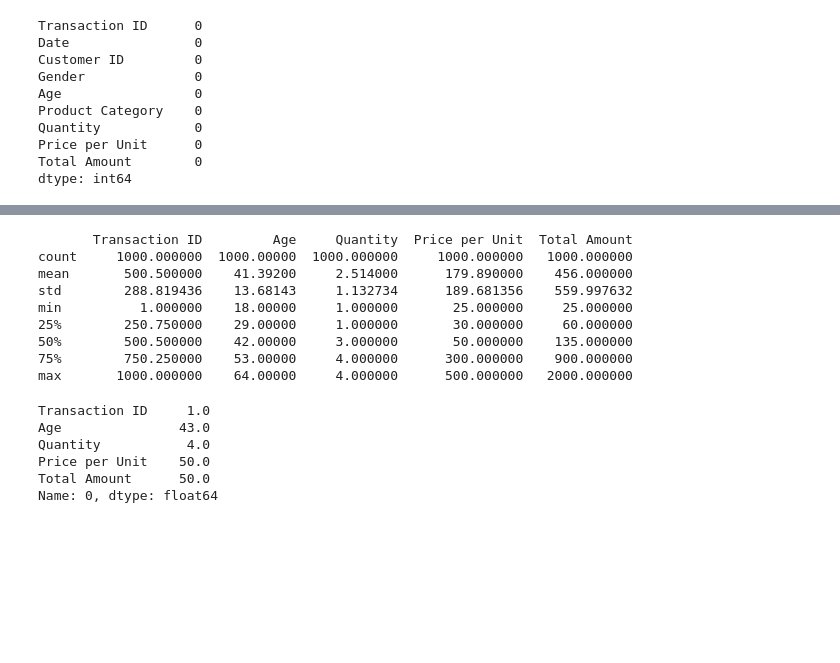
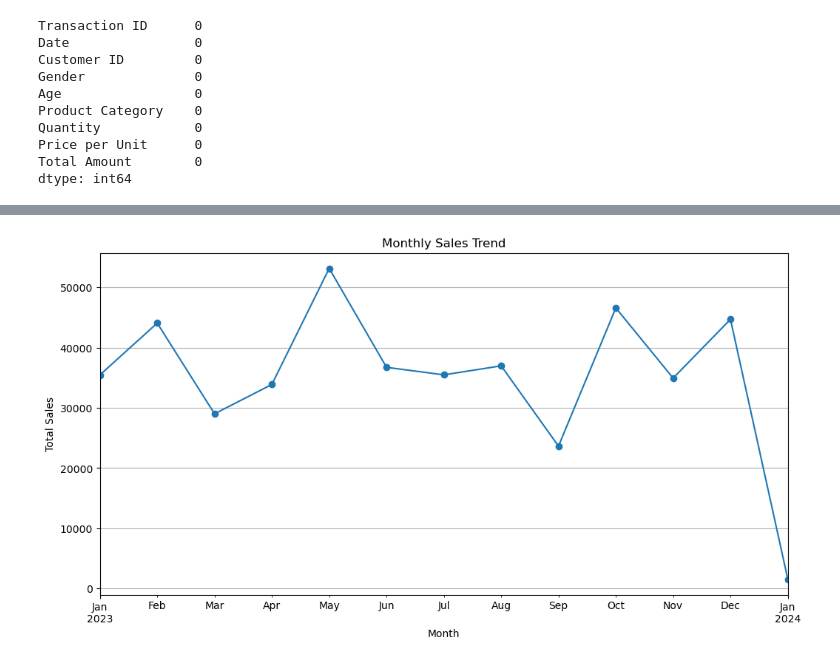
Before and after one commit to Sugandha-H-B/OIBSIP, a Jupyter notebook: Task1.ipynb, the cells around one changed output, grey strips where cells are left out. Drawn from its saved outputs; the diff is of its cells as text; code cells hidden in the pictures; blank space fills up the shorter version.

```diff
--- a/Task1.ipynb
+++ b/Task1.ipynb
@@ -16 +18,3 @@ df.head()
+# %%
+df['Date']=pd.to_datetime(df['Date'],dayfirst=True)
 # %%
@@ -48,21 +84,18 @@ dtype: int64
+# %%
+#Time series Analysis:Monthly Sales Trend
+df.set_index('Date',inplace=True)
+monthly_sales=df['Total Amount'].resample('ME').sum()
 # %%
-print(df.describe())
+plt.figure(figsize=(12,6))
+monthly_sales.plot(marker='o')
+plt.title("Monthly Sales Trend")
+plt.xlabel("Month")
+plt.ylabel("Total Sales")
+plt.grid()
+plt.show()
 # %% [output]
-       Transaction ID         Age     Quantity  Price per Unit  Total Amount
-count     1000.000000  1000.00000  1000.000000     1000.000000   1000.000000
-mean       500.500000    41.39200     2.514000      179.890000    456.000000
-std        288.819436    13.68143     1.132734      189.681356    559.997632
-min          1.000000    18.00000     1.000000       25.000000     25.000000
-25%        250.750000    29.00000     1.000000       30.000000     60.000000
-50%        500.500000    42.00000     3.000000       50.000000    135.000000
-75%        750.250000    53.00000     4.000000      300.000000    900.000000
-max       1000.000000    64.00000     4.000000      500.000000   2000.000000
+[figure, added]
 # %%
-df.mode(numeric_only=True).iloc[0]
+#Customer and Product Analysis
+#A.Gender-wise Total Sales
+gender_sales=df.groupby('Gender')['Total Amount'].sum()
-# %% [output]
-Transaction ID     1.0
-Age               43.0
-Quantity           4.0
-Price per Unit    50.0
-Total Amount      50.0
-Name: 0, dtype: float64
```
Also changed, not shown: parts of 8 cells of this notebook.
